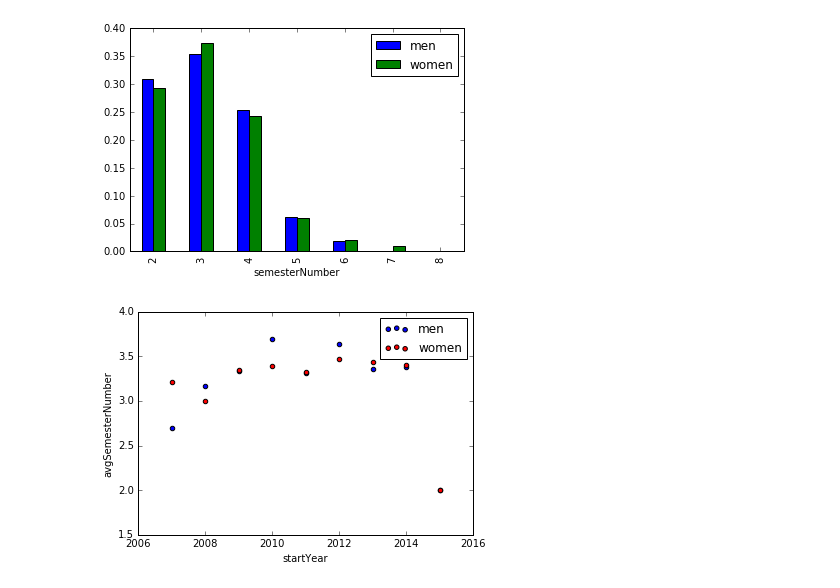
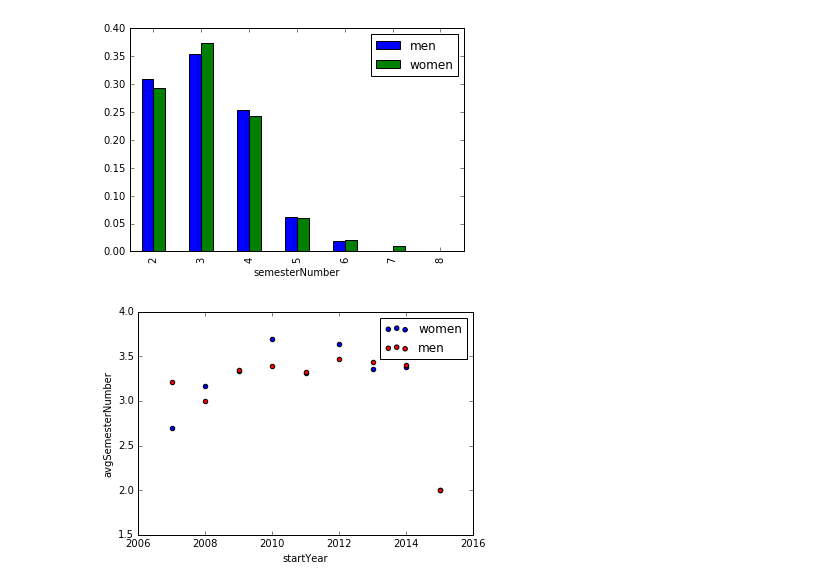
Before and after one commit to Rivollet/ADAHomework, a Jupyter notebook: 02 - Data from the Web/Web data Notebook.ipynb, the cells around one changed output. Saved outputs shown, nothing was run; the diff lists cells and outputs as text; code cells hidden in the pictures.

```diff
--- a/02 - Data from the Web/Web data Notebook.ipynb
+++ b/02 - Data from the Web/Web data Notebook.ipynb
@@ -688,41 +694,44 @@ plt.show()
 [figure]
 # %%
 numberSemesters = data_students_ma[['year', 'gender', 'semesterNumber']]
-numberSemestersPerLength = numberSemesters.groupby(['year', 'gender'])
+numberSemestersPerYearAndGender = numberSemesters.groupby(['year', 'gender'])
 
 #totalNbMen = numberSemesters[numberSemesters.gender == 'Monsieur'].size
 #totalNbWomen = numberSemesters[numberSemesters.gender == 'Madame'].size
 
 extract_year = lambda year: int(year.split('-')[0])
 
 avgSemestersPerStartYearMen = []
 avgSemestersPerStartYearWomen = []
-for lengthGroup in numberSemestersPerLength:
+for lengthGroup in numberSemestersPerYearAndGender:
     #print(lengthGroup)
     yearStr, gender = lengthGroup[0]
     startYear = extract_year(yearStr)
     lengthsDf = lengthGroup[1]
+    semesterNumbersDistribution = lengthGroup[1].semesterNumber
     if gender == 'Monsieur':
-        avgSemestersPerStartYearMen.append({'avgSemesterNumber':lengthsDf.semesterNumber.mean(), 'startYear': startYear})
+        avgSemestersPerStartYearMen.append({'avgSemesterNumber':semesterNumbersDistribution.mean(),
+                                            'startYear': startYear})
     elif gender == 'Madame':
-        avgSemestersPerStartYearWomen.append({'avgSemesterNumber':lengthsDf.semesterNumber.mean(), 'startYear': startYear})
+        avgSemestersPerStartYearWomen.append({'avgSemesterNumber':semesterNumbersDistribution.mean(),
+                                              'startYear': startYear})
 
 dfNumberSemestersWomen = pd.DataFrame(avgSemestersPerStartYearWomen)
 #dfNumberSemestersWomen = dfNumberSemestersWomen.set_index(['startYear'])
 #ax1 = dfNumberSemestersWomen.plot.bar()
 
 dfNumberSemestersMen = pd.DataFrame(avgSemestersPerStartYearMen)
 #dfNumberSemestersMen = dfNumberSemestersMen.set_index(['startYear'])
 #ax2 = dfNumberSemestersMen.plot.bar(ax = ax1, color='red')
 
 
 dfNumberSemestersWomen = dfNumberSemestersWomen.reindex()
 dfNumberSemestersMen = dfNumberSemestersMen.reindex()
 
 
-ax1 = dfNumberSemestersWomen.plot.scatter(x='startYear', y='avgSemesterNumber', label='men')
-dfNumberSemestersMen.plot.scatter(x='startYear', y='avgSemesterNumber', ax=ax1, color='r',label='women')
+ax1 = dfNumberSemestersWomen.plot.scatter(x='startYear', y='avgSemesterNumber', label='women')
+dfNumberSemestersMen.plot.scatter(x='startYear', y='avgSemesterNumber', ax=ax1, color='r',label='men')
 plt.legend()
 plt.show()
 # %% [output]
-[figure, old version]
+[figure, new version]
```
Also changed, not shown: parts of 9 cells of this notebook.
